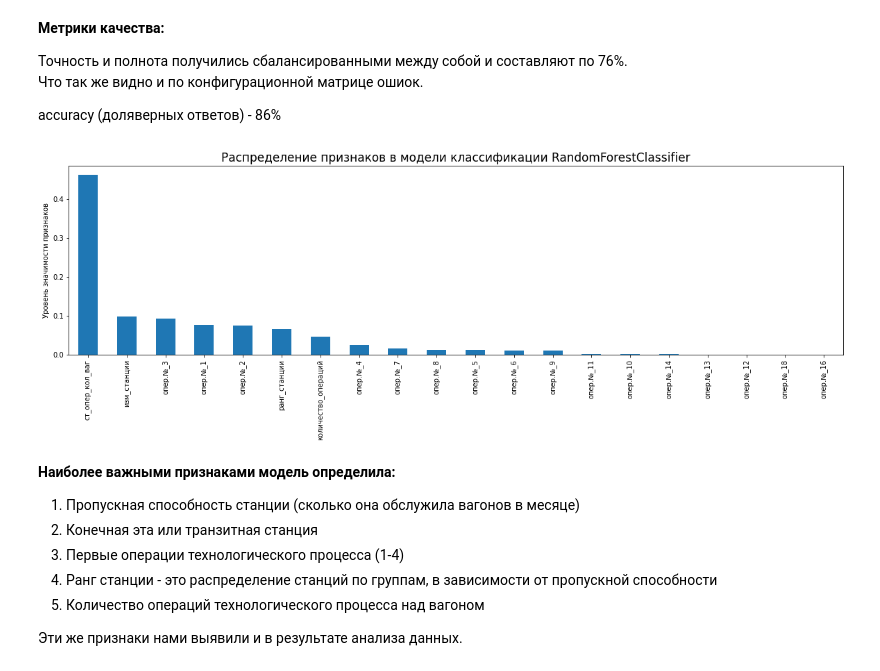
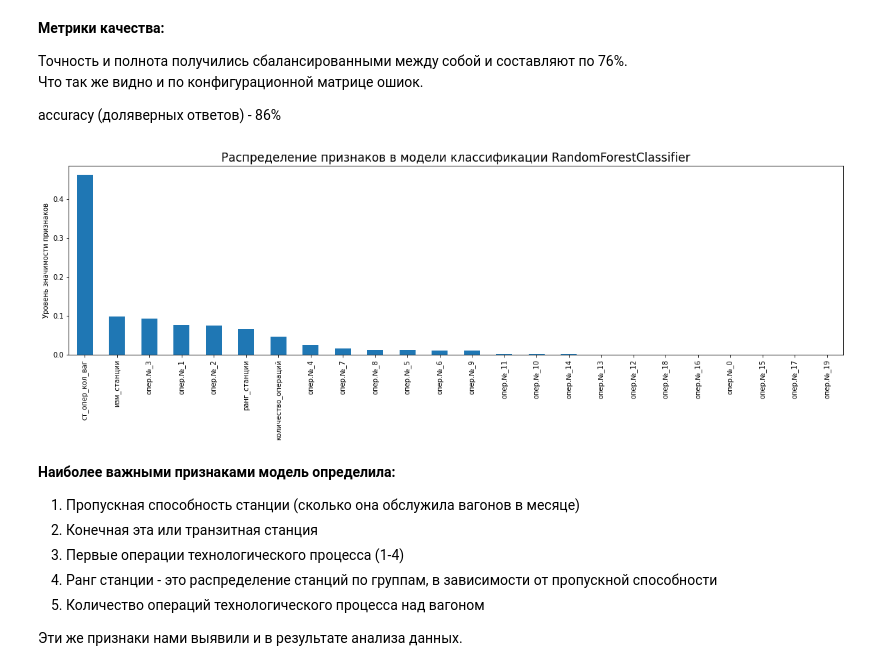
Before and after one commit to NataliaKolesnik/Intergalactic_hackathon, a Jupyter notebook: 3_RZD_predictions.ipynb, the cells around one changed output. Drawn from its saved outputs; the diff is of its cells as text; code cells hidden in the pictures.

```diff
--- a/3_RZD_predictions.ipynb
+++ b/3_RZD_predictions.ipynb
@@ -18,12 +44,12 @@ from sklearn.metrics import confusion_matrix, precision_score, recall_score, roc
 
 from google.colab import drive
 drive.mount('/content/drive')
-path = '/content/drive/MyDrive/RZD'
+path = '/content/drive/MyDrive/RZD/'
 # %% [output]
 Drive already mounted at /content/drive; to attempt to forcibly remount, call drive.mount("/content/drive", force_remount=True).
 # %%
 # Датасет, полученный на этапе анализа, в которм отобраны только операции, удовлетворяющие нашим условиям
-data = pd.read_csv(path + '/data_34.csv')
+data = pd.read_csv(path + 'data_34.csv')
 # %%
 data
 # %% [output]
@@ -171,14 +218,14 @@ accuracy (доляверных ответов) - 86%
 # %%
 RF_feaches = pd.Series(clf_RFC.feature_importances_)
 RF_feaches.index = X.columns
 RF_feaches = RF_feaches.sort_values(ascending=False)
 
-RF_feaches[:i].plot.bar(figsize=(20,5))
+RF_feaches.plot.bar(figsize=(20,5))
 plt.ylabel('Уровень значимости признаков')
 plt.title('Распределение признаков в модели классификации RandomForestClassifier', fontsize = 17)
 plt.show()
 # %% [output]
-[figure, old version]
+[figure, new version]
 # %% [markdown]
 **Наиболее важными признаками модель определила:**
 1. Пропускная способность станции (сколько она обслужила вагонов в месяце)
```
Also changed, not shown: parts of 29 cells of this notebook.
